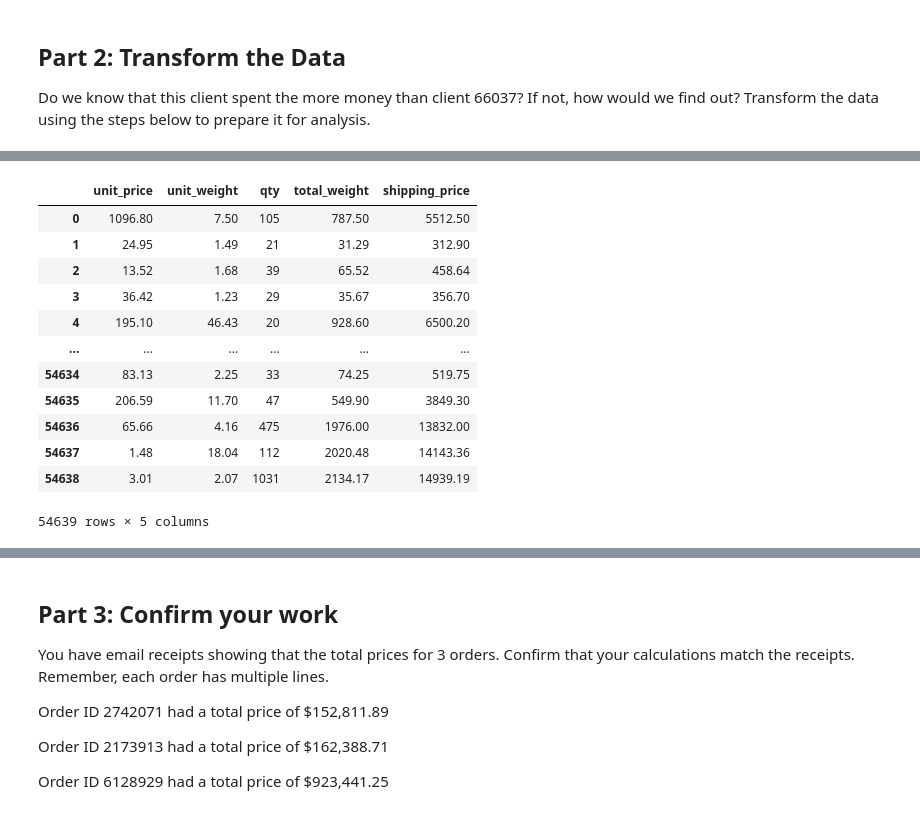
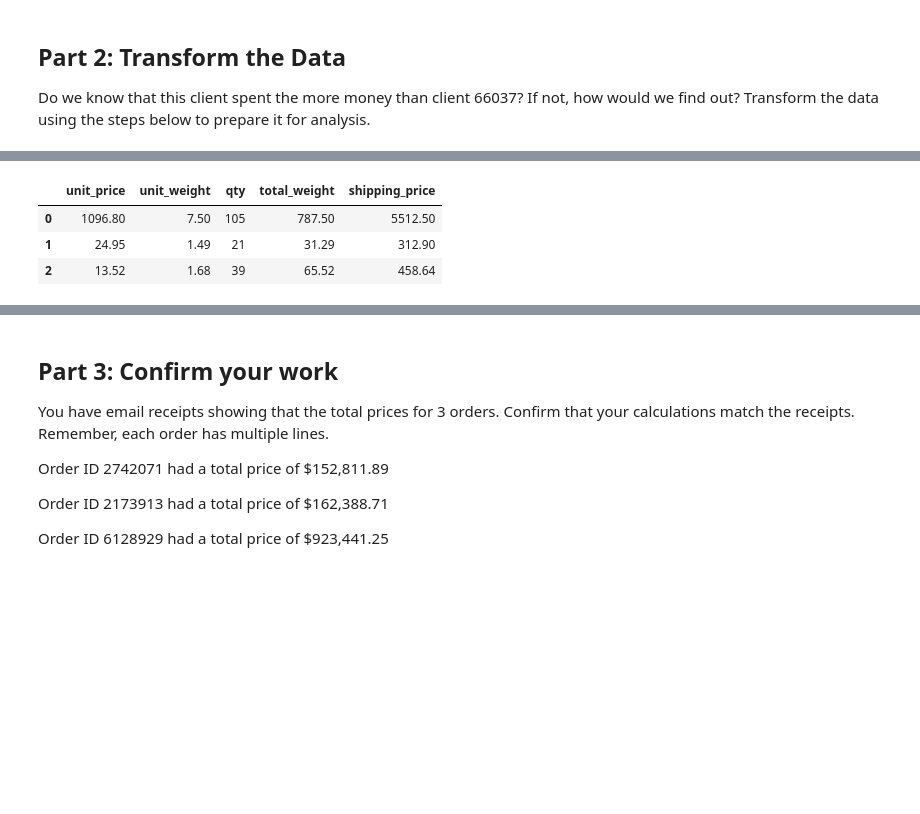
Before and after one commit to tlockhart/pandas-challenge-1, a Jupyter notebook: wholesale_data_analysis_starter_code.ipynb, the cells around one changed output, grey strips where cells are left out. Cells and saved outputs as stored; diff of their text form; code cells hidden in the pictures; blank space fills up the shorter version.

```diff
--- a/wholesale_data_analysis_starter_code.ipynb
+++ b/wholesale_data_analysis_starter_code.ipynb
@@ -153,35 +145,27 @@ subtotal_df
 # %%
 # Create a column for shipping price.
 # Assume a shipping price of $7 per pound for orders over 50 pounds and $10 per pound for items 50 pounds or under.
 def calculate_shipping_price(row):
     _51_pds_and_up_price = 7
     _50_and_under_price = 10
     unit_weight = row["total_weight"]
     if unit_weight > 50:
         return _51_pds_and_up_price * unit_weight
     elif unit_weight <= 50:
         return _50_and_under_price * unit_weight
 
 def calculate_total_weight (row):
     return (row["unit_weight"] * row["qty"])
-df["total_weight"] = df.apply(calculate_total_weight, axis =1)
+
+df["total_weight"] = df.apply(calculate_total_weight, axis = 1)
 df["shipping_price"] = df.apply(calculate_shipping_price, axis = 1 )
 
 
 shipping_price_df = df[["unit_price", "unit_weight", "qty", "total_weight", "shipping_price"]]
-shipping_price_df
+shipping_price_df.head(3)
 # %% [output]
 |  | unit_price | unit_weight | qty | total_weight | shipping_price |
 | 0 | 1096.80 | 7.50 | 105 | 787.50 | 5512.50 |
 | 1 | 24.95 | 1.49 | 21 | 31.29 | 312.90 |
 | 2 | 13.52 | 1.68 | 39 | 65.52 | 458.64 |
-| 3 | 36.42 | 1.23 | 29 | 35.67 | 356.70 |
-| 4 | 195.10 | 46.43 | 20 | 928.60 | 6500.20 |
-| ... | ... | ... | ... | ... | ... |
-| 54634 | 83.13 | 2.25 | 33 | 74.25 | 519.75 |
-| 54635 | 206.59 | 11.70 | 47 | 549.90 | 3849.30 |
-| 54636 | 65.66 | 4.16 | 475 | 1976.00 | 13832.00 |
-| 54637 | 1.48 | 18.04 | 112 | 2020.48 | 14143.36 |
-| 54638 | 3.01 | 2.07 | 1031 | 2134.17 | 14939.19 |
-54639 rows × 5 columns
 # %%
```
Also changed, not shown: parts of 11 cells of this notebook, 2 other files.
